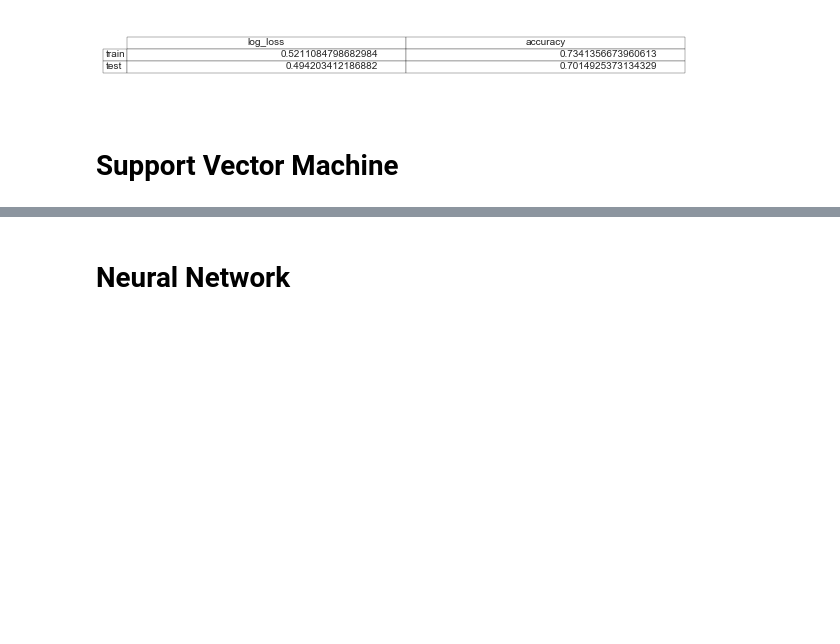
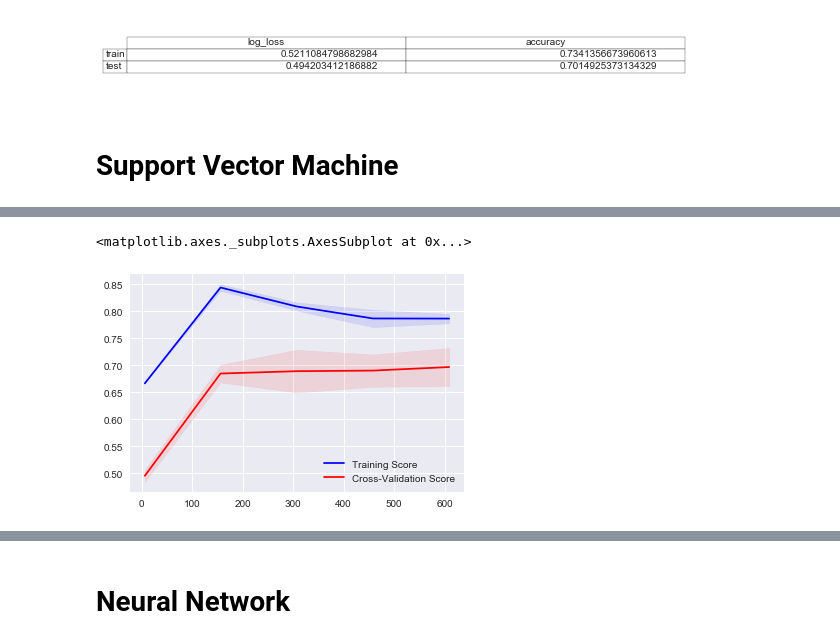
Before and after one commit to jfc4050/march_madness_predictor, a Jupyter notebook: model_testing.ipynb, the cells around one changed output, grey strips where cells are left out. Drawn from its saved outputs; the diff is of its cells as text; code cells hidden in the pictures; blank space fills up the shorter version.

```diff
--- a/model_testing.ipynb
+++ b/model_testing.ipynb
@@ -287,9 +361,12 @@ svc_best, svc_sores = random_grid_cv(X, y, SVC(probability=True), svc_hyperparam
 # %%
 train_sizes, train_scores, valid_scores = learning_curve(svc_best,
                                                          X, y,
-                                                         cv=2,
+                                                         cv=3,
                                                          train_sizes=np.linspace(0.01, 1.0, 5))
 
 plot_learning_curve(train_sizes, train_scores, valid_scores)
+# %% [output]
+<matplotlib.axes._subplots.AxesSubplot at 0x...>
+[figure, added]
 # %%
 loss_accuracy_report(svc_best, (X, y), (X_tst, y_tst))
```
Also changed, not shown: parts of 13 cells of this notebook.
